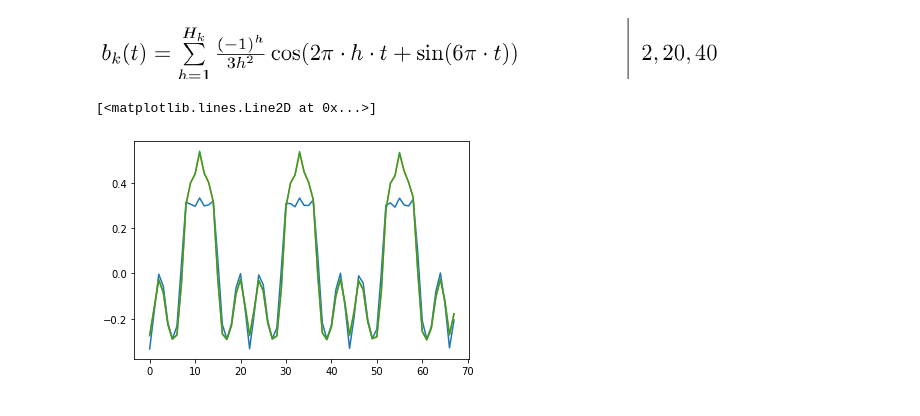
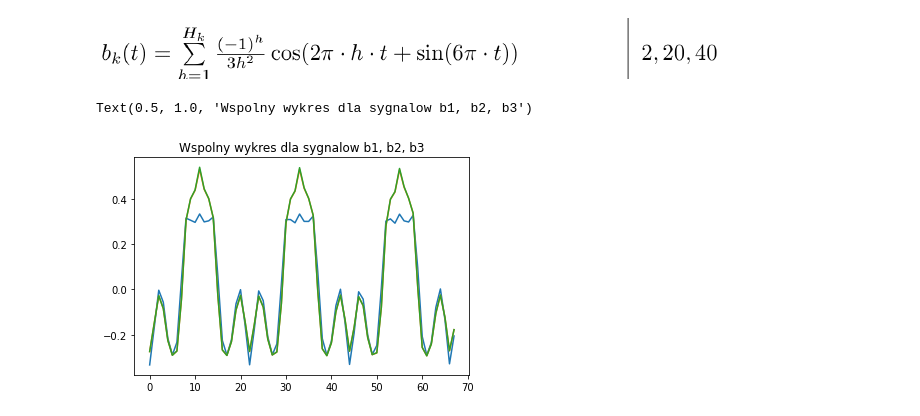
Before and after one commit to Oskarino/Lab1_PTD, a Jupyter notebook: Lab1_PTD.ipynb, the cells around one changed output. Saved outputs shown, nothing was run; the diff lists cells and outputs as text; code cells hidden in the pictures.

```diff
--- a/Lab1_PTD.ipynb
+++ b/Lab1_PTD.ipynb
@@ -9,14 +9,18 @@ import matplotlib.pyplot as plt
 import math
 from math import sin, cos, pi, sqrt, log
 # %%
+#czestotliwosc probkowania
 f_s = 8000
 
+#przesuniecie w fazie
 phi = pi/120
+#funkcja z tabeli
 funkcja_x = lambda t: sin(2*pi*f_s*t*cos(3*pi*t) + t*phi)
 
 #sekundy
 T = 2
 
 def generate_signal(funkcja, f_s, T):
+  ''' Funkcja generujaca sygnal dla funkcji: funkcja, czestotliwosci: f_s i czasu trwania T'''
   return [funkcja(n/f_s) for n in range(int(T*f_s))]
 # %%
@@ -86,24 +102,29 @@ plt.plot(range(len(u)), u)
 # %% [markdown]
 ![image.png](embedded-picture-1)
 # %%
+#czestotliosc dla b1, b2, b3
 f_s = 22.05
+#czas dla b1, b2, b3
 T = 1
 
 from functools import partial
 
+
 def funkcja_b_k(t, k):
+  '''definicja funkcji b_k dla k=1,2,3'''
   H = [2,20,40]
   return sum([(cos( 2*pi *h*t + sin(6*pi*t)))*((-1)**h)/(3*h**2) for h in range(1, H[k-1])])
 
 
-
+#sygnaly b1 do b3
 b_1 = generate_signal(partial(funkcja_b_k,k=1), f_s, T_u)
 b_2 = generate_signal(partial(funkcja_b_k,k=2), f_s, T_u)
 b_3 = generate_signal(partial(funkcja_b_k,k=3), f_s, T_u)
 
 plt.plot(range(len(b_1)), b_1)
 plt.plot(range(len(b_2)), b_2)
 plt.plot(range(len(b_3)), b_3)
+plt.title("Wspolny wykres dla sygnalow b1, b2, b3")
 # %% [output]
-[<matplotlib.lines.Line2D at 0x...>]
+Text(0.5, 1.0, 'Wspolny wykres dla sygnalow b1, b2, b3')
-[figure, old version]
+[figure, new version]
```
Also changed, not shown: parts of 10 cells of this notebook.
